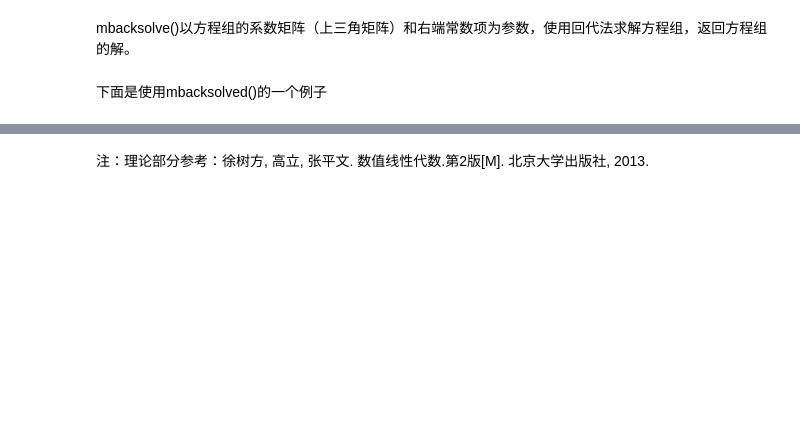
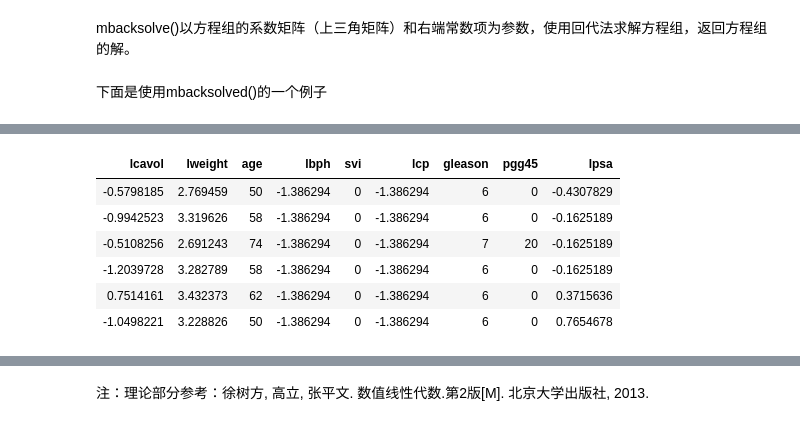
Before and after one commit to CUFESAM/Algorithm, a Jupyter notebook: Cholesky Solve.ipynb, the cells around one changed output, grey strips where cells are left out. Cells and saved outputs as stored; diff of their text form; code cells hidden in the pictures; blank space fills up the shorter version.

```diff
--- a/Cholesky Solve.ipynb
+++ b/Cholesky Solve.ipynb
@@ -175,0 +335,13 @@ forwardsolve(L,b)  #R语言自带函数的求解结果
+# %%
+library(ElemStatLearn)
+data(prostate)
+data <- prostate[,-10]
+head(data)
+# %% [output]
+| lcavol | lweight | age | lbph | svi | lcp | gleason | pgg45 | lpsa |
+| -0.5798185 | 2.769459 | 50 | -1.386294 | 0 | -1.386294 | 6 | 0 | -0.4307829 |
+| -0.9942523 | 3.319626 | 58 | -1.386294 | 0 | -1.386294 | 6 | 0 | -0.1625189 |
+| -0.5108256 | 2.691243 | 74 | -1.386294 | 0 | -1.386294 | 7 | 20 | -0.1625189 |
+| -1.2039728 | 3.282789 | 58 | -1.386294 | 0 | -1.386294 | 6 | 0 | -0.1625189 |
+| 0.7514161 | 3.432373 | 62 | -1.386294 | 0 | -1.386294 | 6 | 0 | 0.3715636 |
+| -1.0498221 | 3.228826 | 50 | -1.386294 | 0 | -1.386294 | 6 | 0 | 0.7654678 |
```
Also changed, not shown: parts of 26 cells of this notebook.
